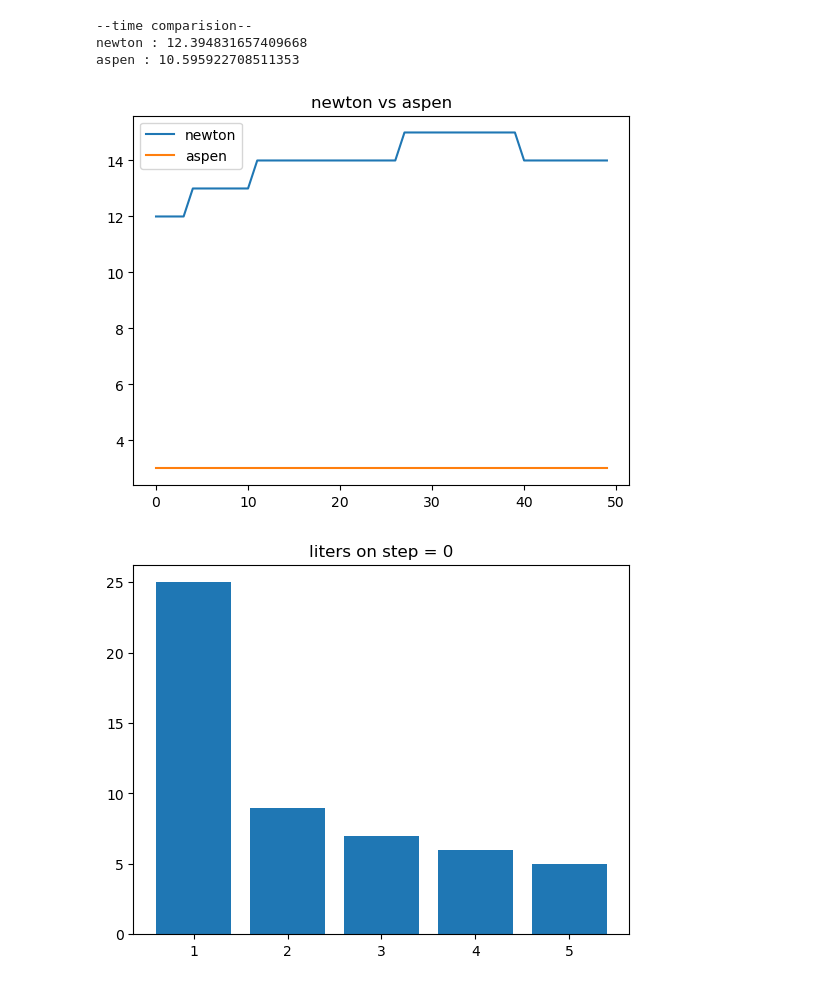
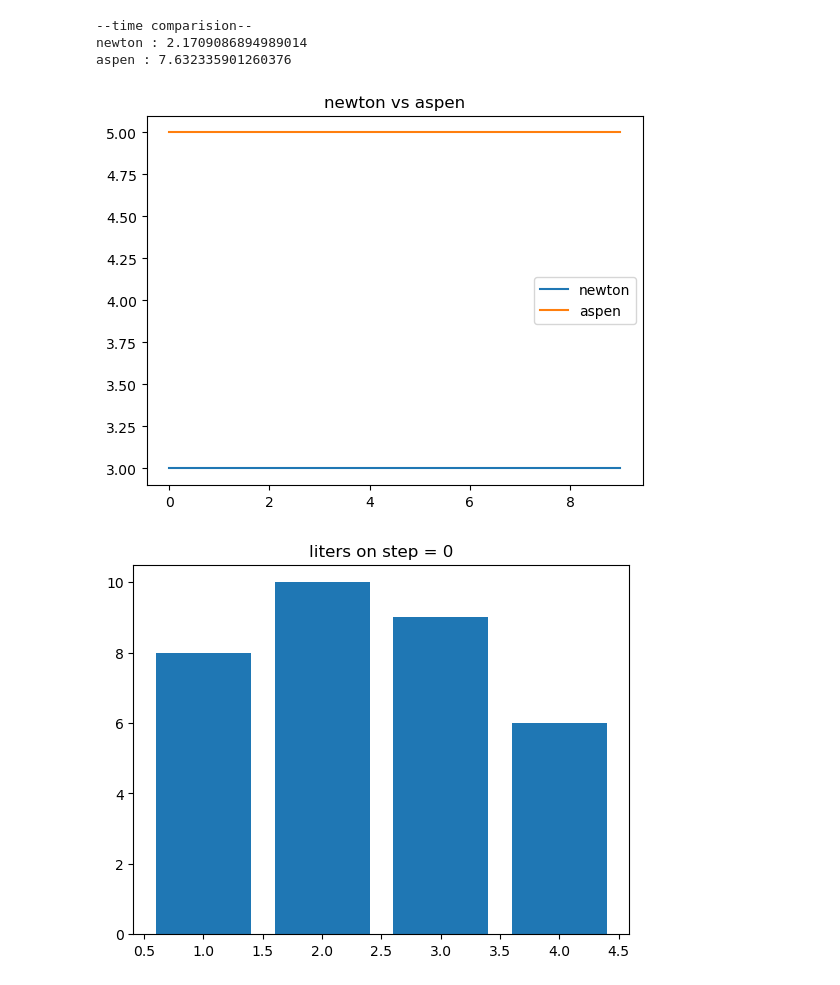
Before and after one commit to animih/aspen-study, a Jupyter notebook: hb_eq_test.ipynb, the cells around one changed output. Saved outputs shown, nothing was run; the diff lists cells and outputs as text; code cells hidden in the pictures.

```diff
--- a/hb_eq_test.ipynb
+++ b/hb_eq_test.ipynb
@@ -29,7 +26,10 @@ The autoreload extension is already loaded. To reload it, use:
 # %%
 # model to be studied
 def model(u):
-    return np.array([np.tanh(3*u)+1, 9/np.cosh(3*u)**2])
+    return np.array([np.tanh(u)+1, 1/np.cosh(u)**2])
+
+#x_t = np.linspace(0, 1)
+#plt.plot(x_t, np.tanh(x_t))
 # %%
 class Coef():
     def __init__(self, Nx, Amp=0, Period=0, Scale=1, model=None):
@@ -39,15 +39,14 @@ class Coef():
                 Amp * np.sin(Period * 2*np.pi * (i+1) / (Nx+1)) + 1) * Scale
         self.model = model
 # %%
-Nx = 200
-Nt = 50
+Nx = 1000
+Nt = 10
 param ={'Nx': Nx, 'Nt' : Nt}
 x = np.linspace(0, 1, Nx)
-C = Coef(Nx, 0.1, 3, 0.8e-1, model=model)
-x0 = np.zeros(Nx)
-x0 = np.exp(-x)*np.cos(3*np.pi/2*x)**2
-x0 += np.exp(-(0.6-x)**2*50)
-x0 *= 2
+C = Coef(Nx, 0.5, 1, 2e-1, model=model)
+x0 = 0.25*(np.tanh(+25*(x-0.8))+1)
+x0 += 1e-1*(np.tanh(+25*(x-0.4))+1)
+x0 += 1e-1
 x0 = x0.reshape(-1, 1)
 bd1 = x0[0]
 bd2 = x0[-1]
@@ -80,8 +79,8 @@ prob = transfer(C, param)
 solver = fxbd_1D(param, prob)
 solver.setBoundary(bd1, bd2)
 solver.setInitial(x0)
-Nd = 5
+Nd = 4
 partion = pt.partion_equally(Nx, Nd)
-nl_solver = aspen(Nd, partion)
+nl_solver = aspen(Nd, partion, crit_abs=1e-6, newton_crit_rel=0)
 solver.setSolver(nl_solver)
 # %%
@@ -100,11 +99,11 @@ wp.bar_loc(solver, Nd, save='hyper2')
 # %%
-wp.compare([solver_n, solver], ['newton', 'aspen'], save='comp')
+wp.compare([solver_n, solver], ['newton', 'aspen'])
 wp.bar_loc_step(solver, Nd, 0)
 # %% [output]
 --time comparision--
-newton : 12.394831657409668
-aspen : 10.595922708511353
+newton : 2.1709086894989014
+aspen : 7.632335901260376
-[figure, old version]
+[figure, new version]
-[figure, old version]
+[figure, new version]
 # %%
 time = np.zeros((10, 2))
```
Also changed, not shown: parts of 12 cells of this notebook, 30 other files.
